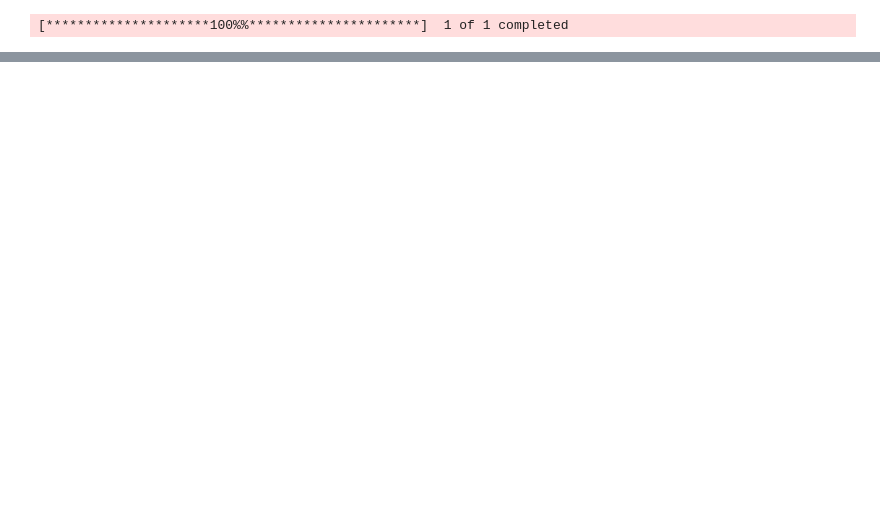
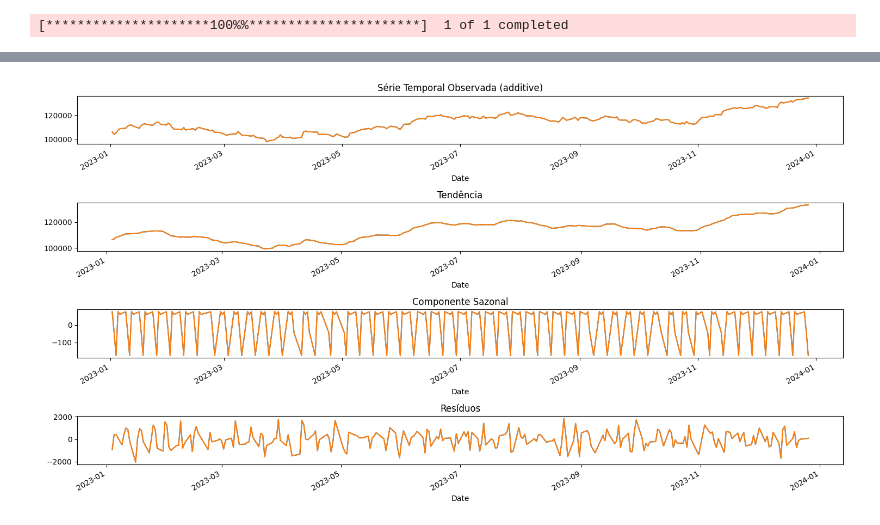
Before and after one commit to icarocarmona/Tech-Challenges-DTAT-Grupo-26, a Jupyter notebook: Machine_Learning_and_Time_Series/Tech_BVSP_Fase2.ipynb, the cells around one changed output, grey strips where cells are left out. Saved outputs shown, nothing was run; the diff lists cells and outputs as text; code cells hidden in the pictures; blank space fills up the shorter version.

Commit message:
Update Series Temporais 1

```diff
--- a/Machine_Learning_and_Time_Series/Tech_BVSP_Fase2.ipynb
+++ b/Machine_Learning_and_Time_Series/Tech_BVSP_Fase2.ipynb
@@ -252,2 +171,0 @@ plt.show()
-# %%
-df['MA_window_10_forward_10'] = np.NaN #preechendo com NaN os valores da coluna de MA_window_10_forward_10
@@ -1011,4 +171,0 @@ Será que podemos melhorar esses resultados?
-# %%
-df = df_Bolsa
-df['Date'] = pd.to_datetime(df['Date']) #realizando a conversão da data para formato datetime
-df.head()
@@ -1065,3 +171,0 @@ Valores Críticos:
-# %%
-df.drop(columns=['Adj Close'], inplace=True)
-df.head()
@@ -1292,8 +171,0 @@ fig.show()
-# %%
-df = pd.DataFrame(df)
-df_past = df[['Date','Smoothed_Close']]
-df_past.rename(columns={'Smoothed_Close': 'Actual'}, inplace=True)         #criando nome das colunas
-df_past['Date'] = pd.to_datetime(df_past['Date'])                          #configurando para datatime
-df_past['Forecast'] = np.nan                                               #Preenchendo com NAs
-df_past['Forecast'].iloc[-1] = df_past['Actual'].iloc[-1]
-df_past.head(3)
@@ -1372,0 +172,45 @@ ply.offline.plot(fig)
+# %%
+from statsmodels.tsa.seasonal import seasonal_decompose
+import matplotlib.pyplot as plt
+
+df_limpo = df                                                              # cópia do dataframe
+df_limpo['Date'] = pd.to_datetime(df_limpo['Date'])                        # transformando em datetime
+df_limpo = df.drop(columns=['Open', 'High', 'Low', 'Volume', 'Close']) # Removendo colunas desnecessárias
+df_limpo = df_limpo.set_index('Date')                                      # definindo data como índice
+
+################################## Notas da análise de decomposição da série ########################################
+
+# model='additive': Este parâmetro especifica o tipo de modelo utilizado na decomposição.
+
+# Os dois tipos principais são:
+
+# "additive" (modelo apropriado quando a magnitude da sazonalidade não varia com a tendência)
+# "multiplicative" (modelo é mais apropriado quando a magnitude da sazonalidade varia com a tendência).
+
+# period: Este é o período da sazonalidade. Ele especifica o número de observações em um ciclo sazonal.
+
+######################################################################################################################
+
+seasonplot = seasonal_decompose(df_limpo, model='additive', period=5) #decopondo a série temporal
+#seasonplot = seasonal_decompose(df_limpo, model='multiplicative', period=5) #decopondo a série temporal
+fig, (ax1, ax2, ax3, ax4) = plt.subplots(4, 1, figsize=(15,8))
+seasonplot.observed.plot(ax=ax1) #serie real
+seasonplot.trend.plot(ax=ax2)    #tendencia
+seasonplot.seasonal.plot(ax=ax3) #sazonalisade
+seasonplot.resid.plot(ax=ax4)    #residuos
+
+# Plotando as séries nos subplots
+seasonplot.observed.plot(ax=ax1)
+seasonplot.trend.plot(ax=ax2)
+seasonplot.seasonal.plot(ax=ax3)
+seasonplot.resid.plot(ax=ax4)
+
+# Adicionando títulos aos subplots
+ax1.set_title('Série Temporal Observada (additive)')
+ax2.set_title('Tendência')
+ax3.set_title('Componente Sazonal')
+ax4.set_title('Resíduos')
+
+plt.tight_layout()
+# %% [output]
+[figure, added]
```
Also changed, not shown: parts of 119 cells of this notebook.
